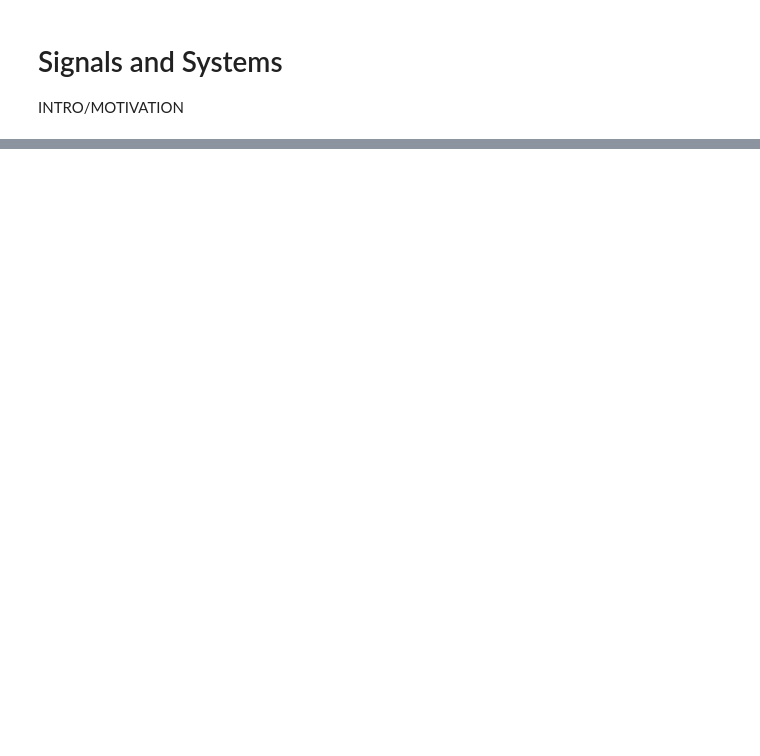
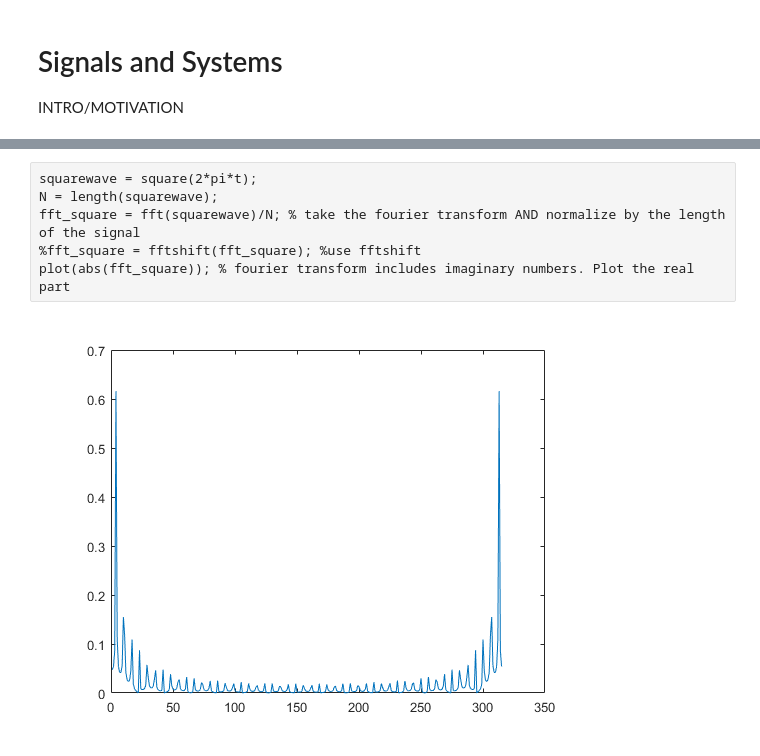
Before and after one commit to lmn93beo/9-014-Book, a Jupyter notebook: Signals-Systems.ipynb, the cells around one changed output, grey strips where cells are left out. Drawn from its saved outputs; the diff is of its cells as text; blank space fills up the shorter version.

Commit message:
started fourier - not done yet

```diff
--- a/Signals-Systems.ipynb
+++ b/Signals-Systems.ipynb
@@ -91,0 +150,8 @@ In a lot of neuroscience, we assume shift invariant systems For example,  when y
+# %%
+squarewave = square(2*pi*t);
+N = length(squarewave);
+fft_square = fft(squarewave)/N; % take the fourier transform AND normalize by the length of the signal
+%fft_square = fftshift(fft_square); %use fftshift
+plot(abs(fft_square)); % fourier transform includes imaginary numbers. Plot the real part
+# %% [output]
+[figure, added]
```
Also changed, not shown: parts of 13 cells of this notebook, 4 other files.
